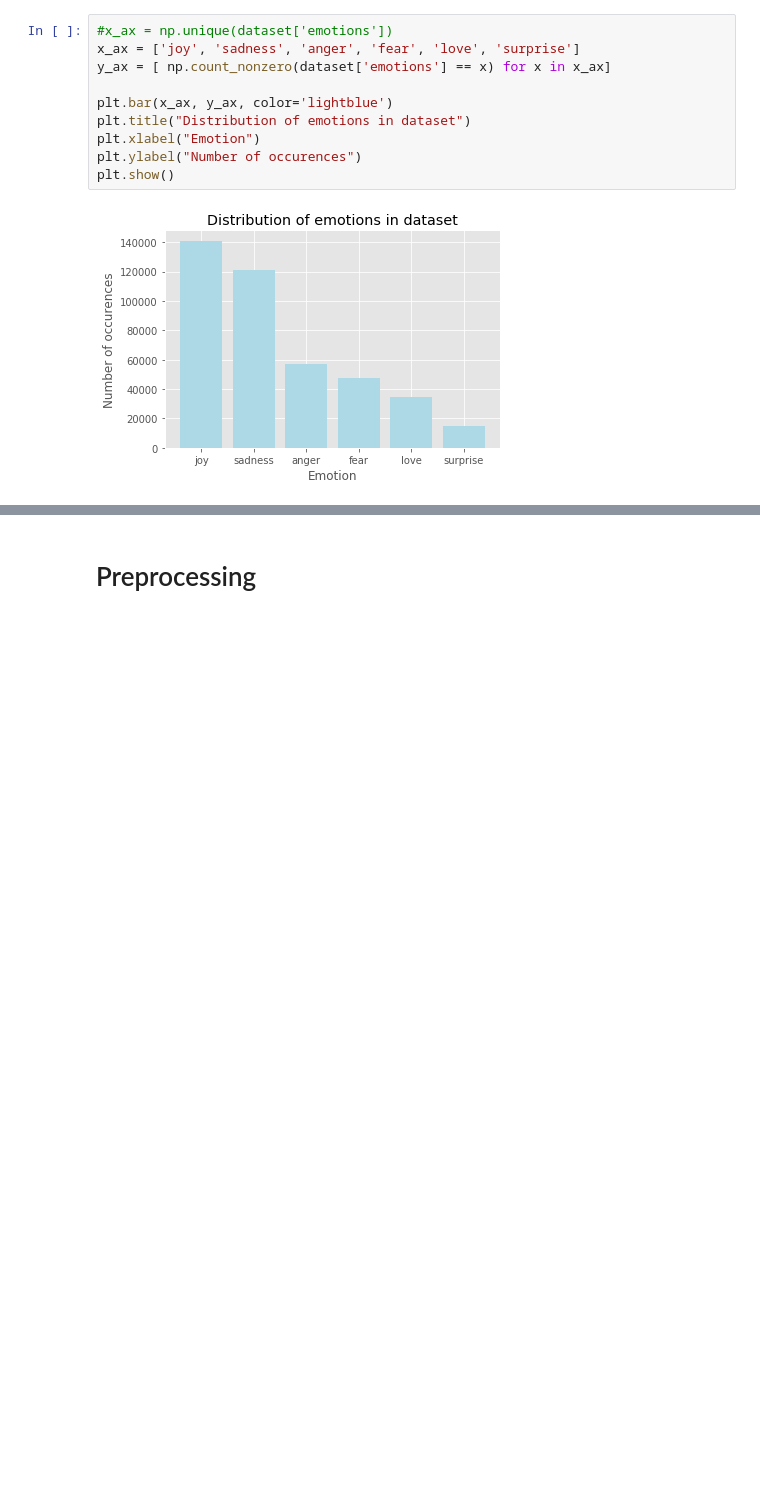
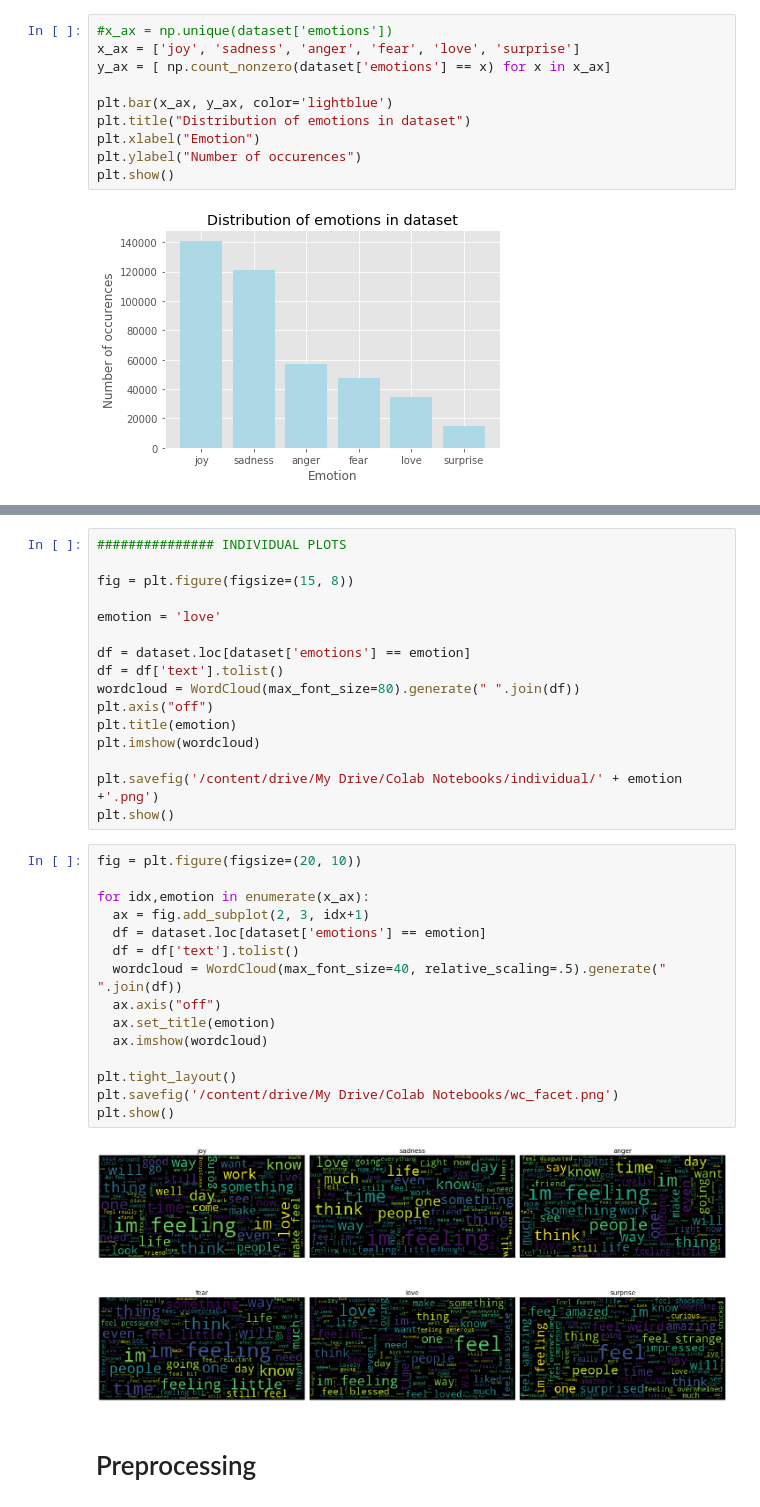
Before and after one commit to kandicst/Emotion-Classification, a Jupyter notebook: bag_of_words_model.ipynb, the cells around one changed output, grey strips where cells are left out. Saved outputs shown, nothing was run; the diff lists cells and outputs as text; blank space fills up the shorter version.

Commit message:
added word clouds

```diff
--- a/bag_of_words_model.ipynb
+++ b/bag_of_words_model.ipynb
@@ -88,3 +85,36 @@ y_test =  [ label2id[val] for val in y_test]
+# %%
+############### INDIVIDUAL PLOTS
+
+fig = plt.figure(figsize=(15, 8))
+
+emotion = 'love'
+
+df = dataset.loc[dataset['emotions'] == emotion]
+df = df['text'].tolist()
+wordcloud = WordCloud(max_font_size=80).generate(" ".join(df))
+plt.axis("off")
+plt.title(emotion)
+plt.imshow(wordcloud)
+
+plt.savefig('/content/drive/My Drive/Colab Notebooks/individual/' + emotion +'.png')
+plt.show()
+# %%
+fig = plt.figure(figsize=(20, 10))
+
+for idx,emotion in enumerate(x_ax):
+  ax = fig.add_subplot(2, 3, idx+1)
+  df = dataset.loc[dataset['emotions'] == emotion]
+  df = df['text'].tolist()
+  wordcloud = WordCloud(max_font_size=40, relative_scaling=.5).generate(" ".join(df))
+  ax.axis("off")
+  ax.set_title(emotion)
+  ax.imshow(wordcloud)
+
+plt.tight_layout()
+plt.savefig('/content/drive/My Drive/Colab Notebooks/wc_facet.png')
+plt.show()
+# %% [output]
+[figure, added]
 # %% [markdown]
 # Preprocessing
 # %% [markdown]
```
Also changed, not shown: parts of 19 cells of this notebook.
